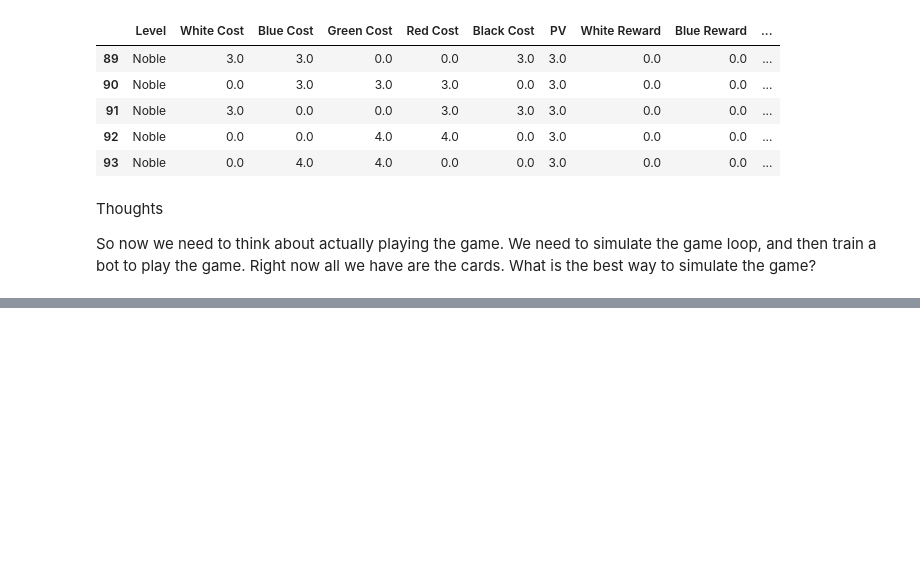
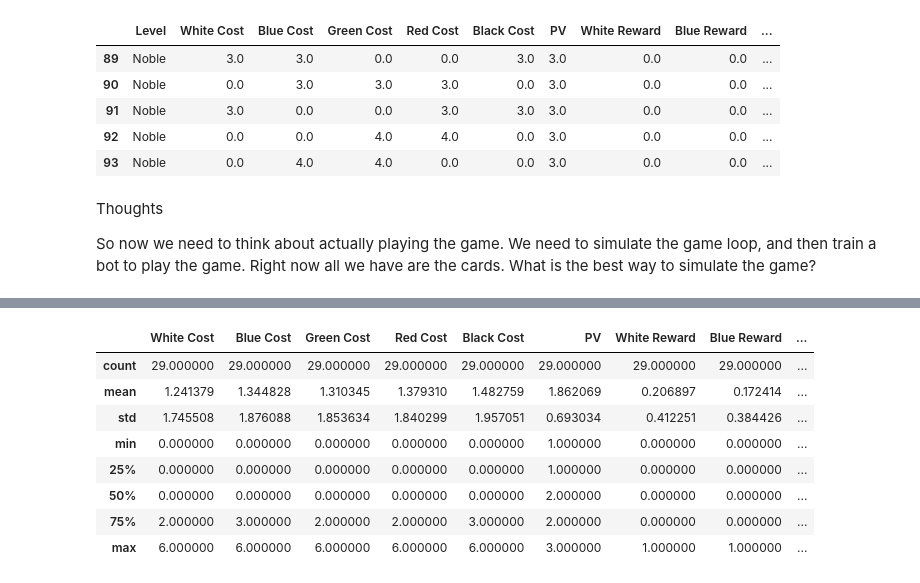
Before and after one commit to EllingtonKirby/Splendor-Bot, a Jupyter notebook: splendor_cards.ipynb, the cells around one changed output, grey strips where cells are left out. Saved outputs shown, nothing was run; the diff lists cells and outputs as text; code cells hidden in the pictures; blank space fills up the shorter version.

```diff
--- a/splendor_cards.ipynb
+++ b/splendor_cards.ipynb
@@ -74,0 +90,12 @@ We need to simulate the game loop, and then train a bot to play the game. Right
+# %%
+tier_2_cards.describe()
+# %% [output]
+|  | White Cost | Blue Cost | Green Cost | Red Cost | Black Cost | PV | White Reward | Blue Reward | ... |
+| count | 29.000000 | 29.000000 | 29.000000 | 29.000000 | 29.000000 | 29.000000 | 29.000000 | 29.000000 | ... |
+| mean | 1.241379 | 1.344828 | 1.310345 | 1.379310 | 1.482759 | 1.862069 | 0.206897 | 0.172414 | ... |
+| std | 1.745508 | 1.876088 | 1.853634 | 1.840299 | 1.957051 | 0.693034 | 0.412251 | 0.384426 | ... |
+| min | 0.000000 | 0.000000 | 0.000000 | 0.000000 | 0.000000 | 1.000000 | 0.000000 | 0.000000 | ... |
+| 25% | 0.000000 | 0.000000 | 0.000000 | 0.000000 | 0.000000 | 1.000000 | 0.000000 | 0.000000 | ... |
+| 50% | 0.000000 | 0.000000 | 0.000000 | 0.000000 | 0.000000 | 2.000000 | 0.000000 | 0.000000 | ... |
+| 75% | 2.000000 | 3.000000 | 2.000000 | 2.000000 | 3.000000 | 2.000000 | 0.000000 | 0.000000 | ... |
+| max | 6.000000 | 6.000000 | 6.000000 | 6.000000 | 6.000000 | 3.000000 | 1.000000 | 1.000000 | ... |
```
Also changed, not shown: parts of 3 cells of this notebook.
